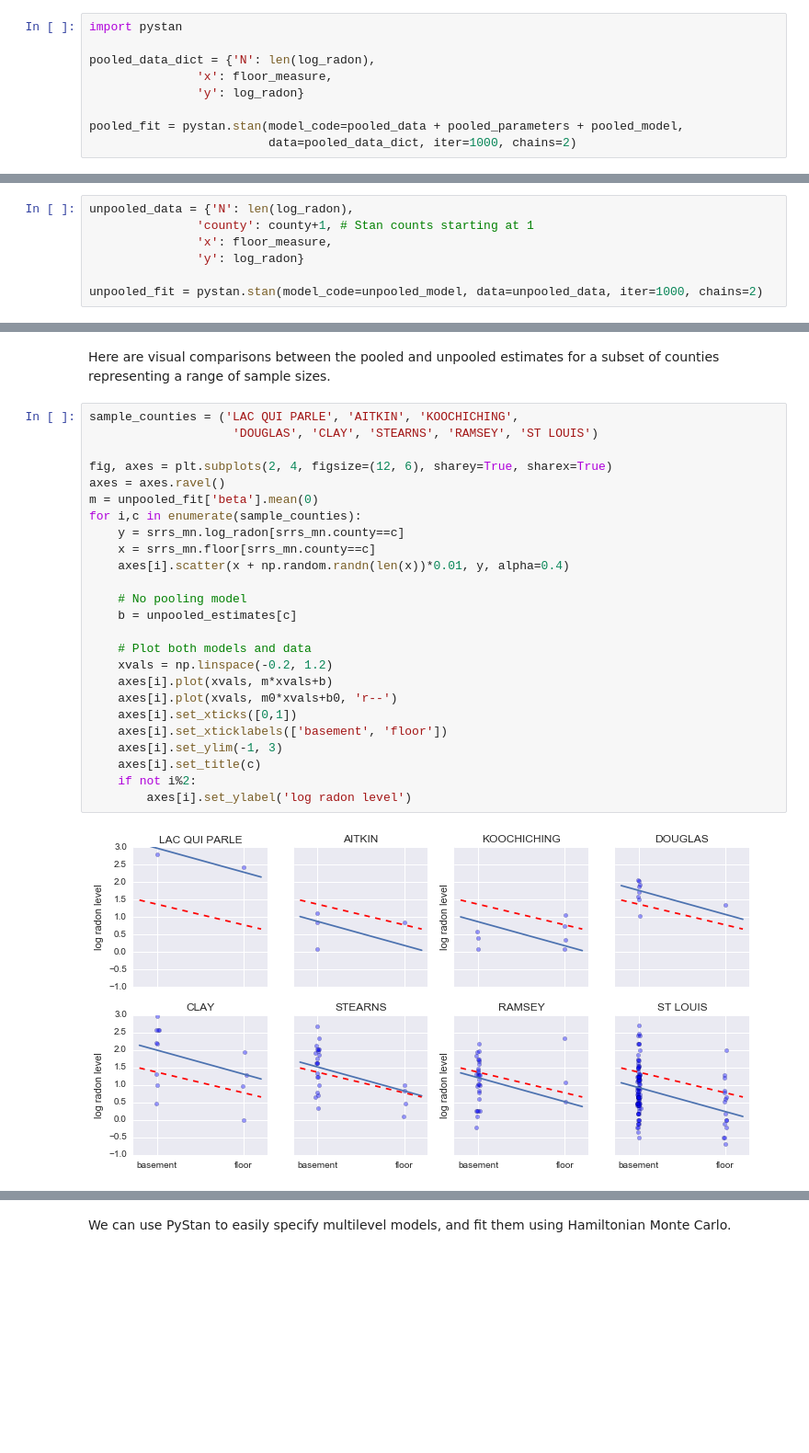
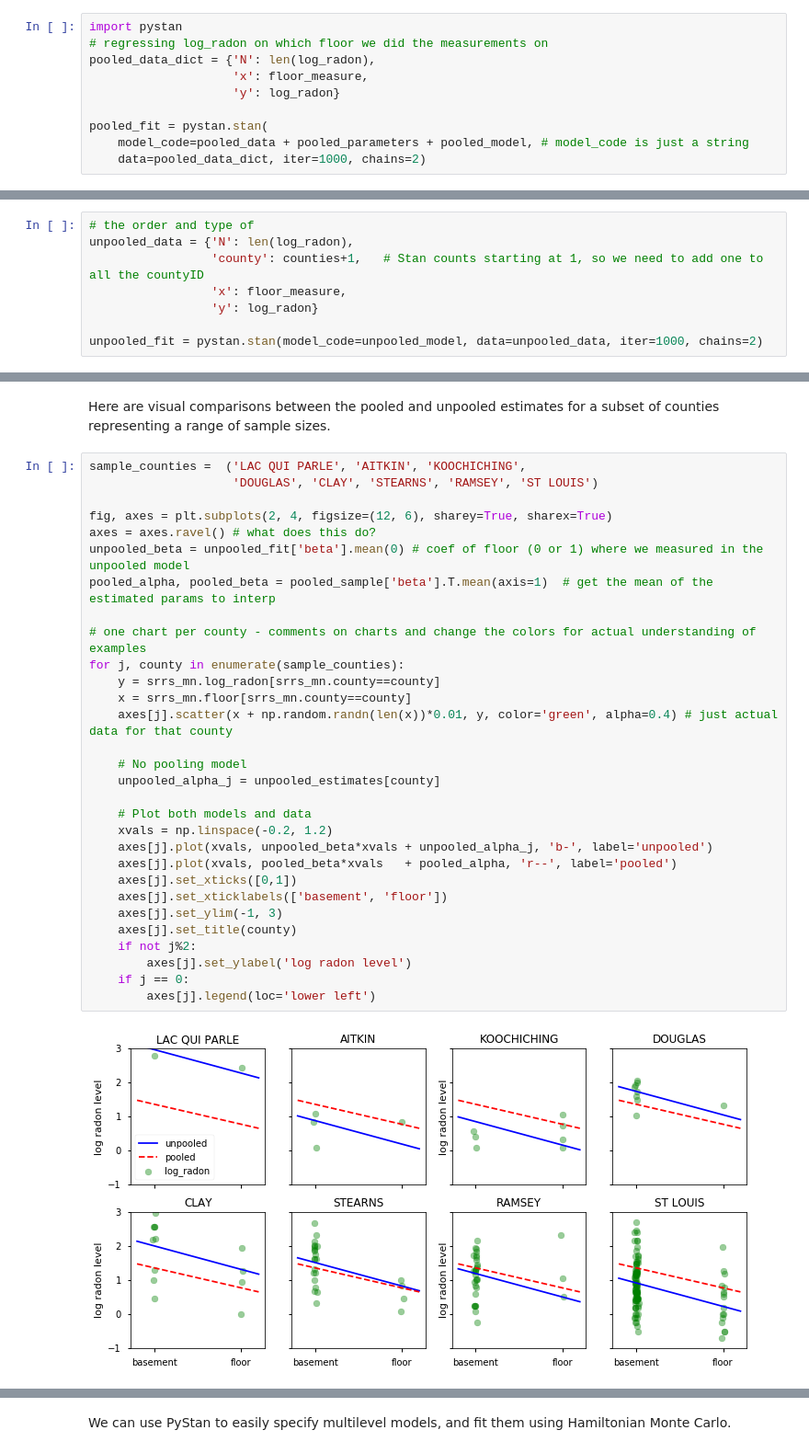
Before and after one commit to nguyentu1602/stan-exp, a Jupyter notebook: tutorials/stan_workshop__16__fonnesbeck/notebooks/Multilevel Modeling.ipynb, the cells around one changed output, grey strips where cells are left out. Shown at 92% size. Drawn from its saved outputs; the diff is of its cells as text; blank space fills up the shorter version.

```diff
--- a/tutorials/stan_workshop__16__fonnesbeck/notebooks/Multilevel Modeling.ipynb
+++ b/tutorials/stan_workshop__16__fonnesbeck/notebooks/Multilevel Modeling.ipynb
@@ -143,13 +189,14 @@ model {
 We then pass the code, data, and parameters to the `stan` function. The sampling requires specifying how many iterations we want, and how many parallel chains to sample. Here, we will sample 2 chains of length 1000.
 # %%
 import pystan
+# regressing log_radon on which floor we did the measurements on
+pooled_data_dict = {'N': len(log_radon),
+                    'x': floor_measure,
+                    'y': log_radon}
 
-pooled_data_dict = {'N': len(log_radon),
-               'x': floor_measure,
-               'y': log_radon}
-
-pooled_fit = pystan.stan(model_code=pooled_data + pooled_parameters + pooled_model,
-                         data=pooled_data_dict, iter=1000, chains=2)
+pooled_fit = pystan.stan(
+    model_code=pooled_data + pooled_parameters + pooled_model, # model_code is just a string
+    data=pooled_data_dict, iter=1000, chains=2)
 # %% [output]
 INFO:pystan:COMPILING THE C++ CODE FOR MODEL anon_model_dd6a876b770652d53bdcc0546345af4b NOW.
 # %% [markdown]
@@ -191,7 +276,8 @@ model {
 # %%
+# the order and type of
 unpooled_data = {'N': len(log_radon),
-               'county': county+1, # Stan counts starting at 1
-               'x': floor_measure,
-               'y': log_radon}
+                 'county': counties+1,   # Stan counts starting at 1, so we need to add one to all the countyID
+                 'x': floor_measure,
+                 'y': log_radon}
 
 unpooled_fit = pystan.stan(model_code=unpooled_model, data=unpooled_data, iter=1000, chains=2)
@@ -213,30 +328,35 @@ plt.ylabel('Radon estimate');plt.xlabel('Ordered county');
 # %% [markdown]
 Here are visual comparisons between the pooled and unpooled estimates for a subset of counties representing a range of sample sizes.
 # %%
-sample_counties = ('LAC QUI PARLE', 'AITKIN', 'KOOCHICHING',
+sample_counties =  ('LAC QUI PARLE', 'AITKIN', 'KOOCHICHING',
                     'DOUGLAS', 'CLAY', 'STEARNS', 'RAMSEY', 'ST LOUIS')
 
 fig, axes = plt.subplots(2, 4, figsize=(12, 6), sharey=True, sharex=True)
-axes = axes.ravel()
-m = unpooled_fit['beta'].mean(0)
-for i,c in enumerate(sample_counties):
-    y = srrs_mn.log_radon[srrs_mn.county==c]
-    x = srrs_mn.floor[srrs_mn.county==c]
-    axes[i].scatter(x + np.random.randn(len(x))*0.01, y, alpha=0.4)
+axes = axes.ravel() # what does this do?
+unpooled_beta = unpooled_fit['beta'].mean(0) # coef of floor (0 or 1) where we measured in the unpooled model
+pooled_alpha, pooled_beta = pooled_sample['beta'].T.mean(axis=1)  # get the mean of the estimated params to interp
+
+# one chart per county - comments on charts and change the colors for actual understanding of examples
+for j, county in enumerate(sample_counties):
+    y = srrs_mn.log_radon[srrs_mn.county==county]
+    x = srrs_mn.floor[srrs_mn.county==county]
+    axes[j].scatter(x + np.random.randn(len(x))*0.01, y, color='green', alpha=0.4) # just actual data for that county
 
     # No pooling model
-    b = unpooled_estimates[c]
+    unpooled_alpha_j = unpooled_estimates[county]
 
     # Plot both models and data
     xvals = np.linspace(-0.2, 1.2)
-    axes[i].plot(xvals, m*xvals+b)
-    axes[i].plot(xvals, m0*xvals+b0, 'r--')
-    axes[i].set_xticks([0,1])
-    axes[i].set_xticklabels(['basement', 'floor'])
-    axes[i].set_ylim(-1, 3)
-    axes[i].set_title(c)
-    if not i%2:
-        axes[i].set_ylabel('log radon level')
+    axes[j].plot(xvals, unpooled_beta*xvals + unpooled_alpha_j, 'b-', label='unpooled')
+    axes[j].plot(xvals, pooled_beta*xvals   + pooled_alpha, 'r--', label='pooled')
+    axes[j].set_xticks([0,1])
+    axes[j].set_xticklabels(['basement', 'floor'])
+    axes[j].set_ylim(-1, 3)
+    axes[j].set_title(county)
+    if not j%2:
+        axes[j].set_ylabel('log radon level')
+    if j == 0:
+        axes[j].legend(loc='lower left')
 # %% [output]
-[figure, old version]
+[figure, new version]
 # %% [markdown]
```
Also changed, not shown: parts of 52 cells of this notebook, 1 other file.
